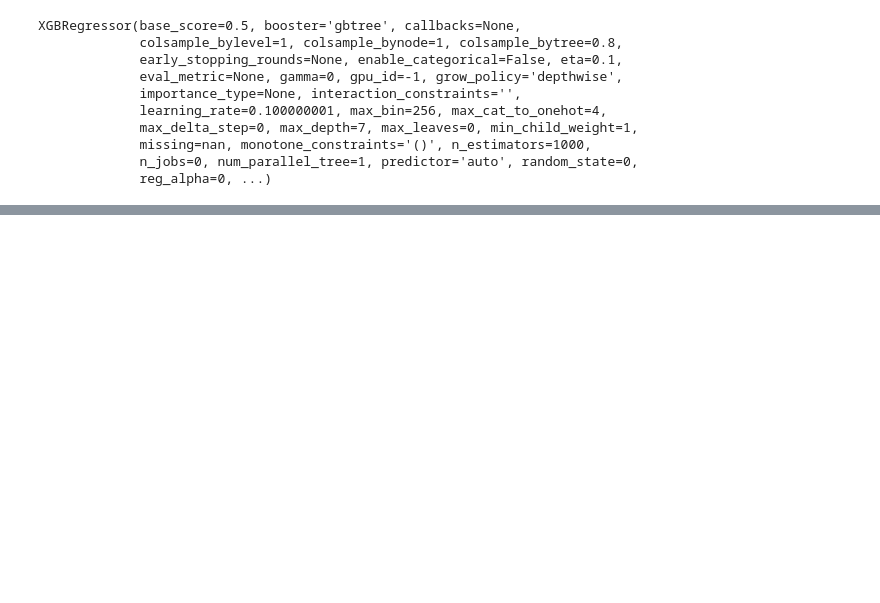
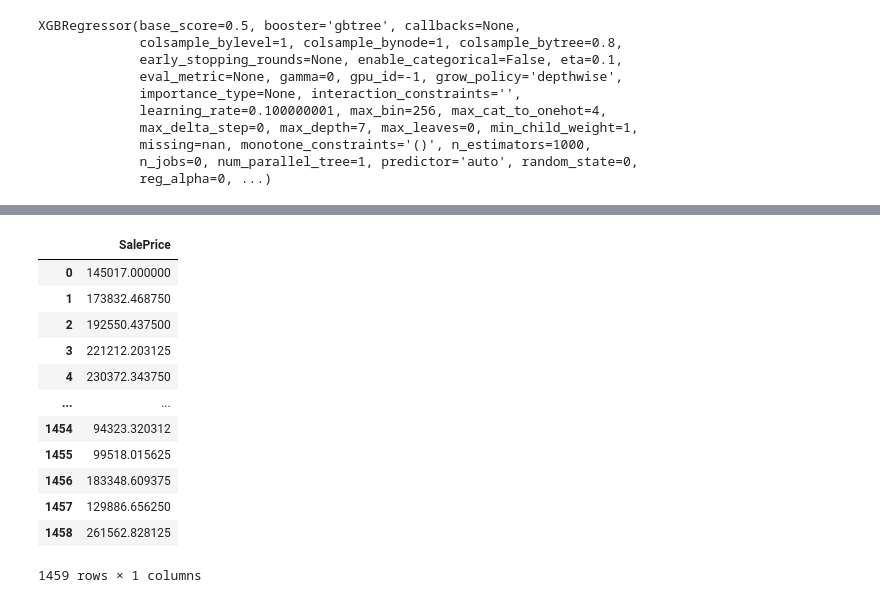
Before and after one commit to CoderCatA5/kaggle-submissions, a Jupyter notebook: house-prices-advanced-regression-techniques/test.ipynb, the cells around one changed output, grey strips where cells are left out. Cells and saved outputs as stored; diff of their text form; code cells hidden in the pictures; blank space fills up the shorter version.

```diff
--- a/house-prices-advanced-regression-techniques/test.ipynb
+++ b/house-prices-advanced-regression-techniques/test.ipynb
@@ -308,0 +383,16 @@ XGBRegressor(base_score=0.5, booster='gbtree', callbacks=None,
+# %%
+sales
+# %% [output]
+|  | SalePrice |
+| 0 | 145017.000000 |
+| 1 | 173832.468750 |
+| 2 | 192550.437500 |
+| 3 | 221212.203125 |
+| 4 | 230372.343750 |
+| ... | ... |
+| 1454 | 94323.320312 |
+| 1455 | 99518.015625 |
+| 1456 | 183348.609375 |
+| 1457 | 129886.656250 |
+| 1458 | 261562.828125 |
+1459 rows × 1 columns
```
Also changed, not shown: parts of 33 cells of this notebook.
